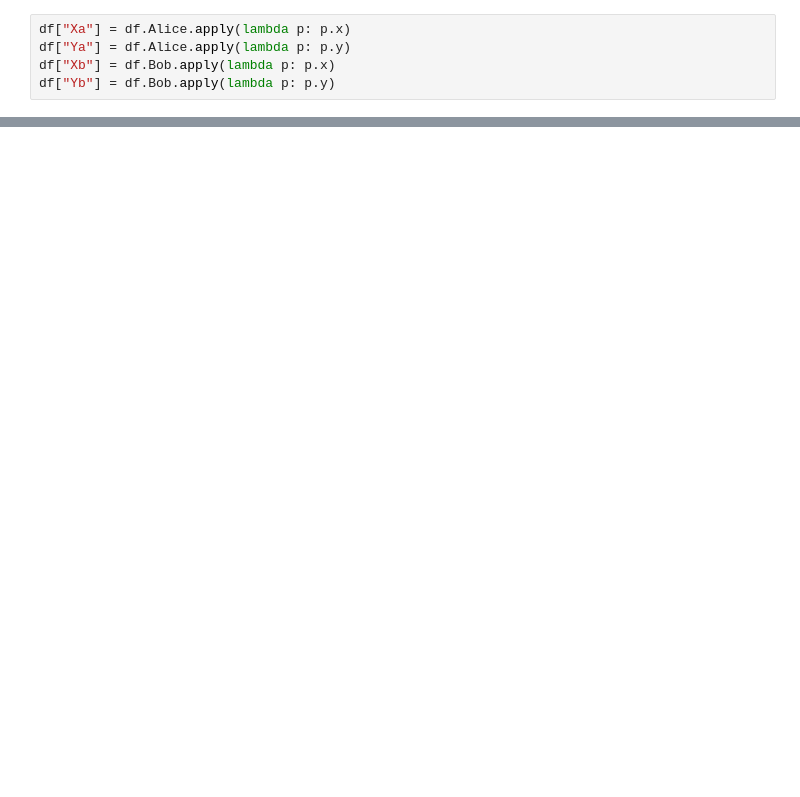
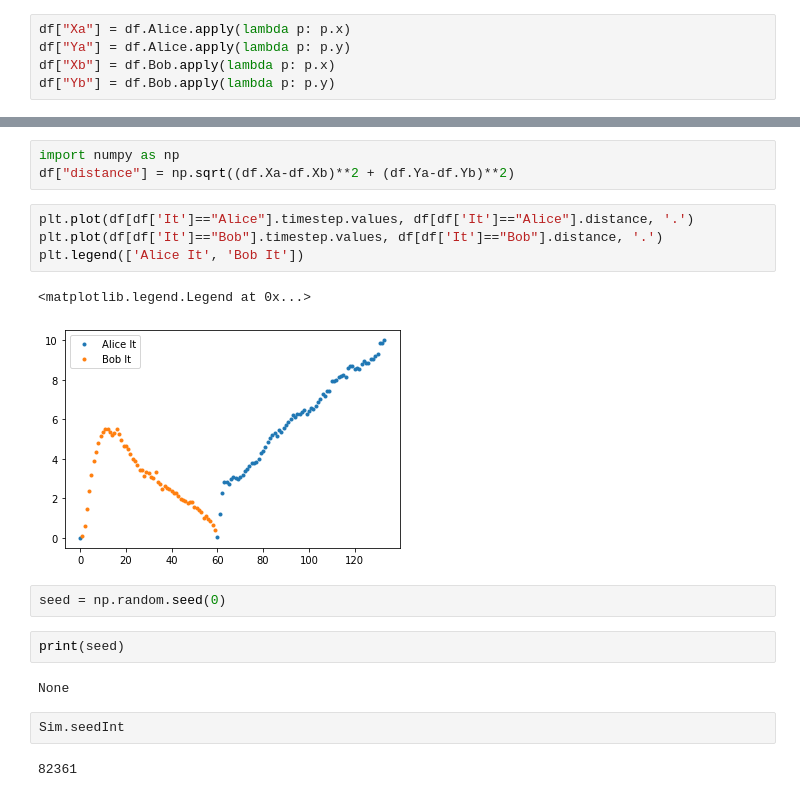
Before and after one commit to mzargham/fantasy-cadcad, a Jupyter notebook: simulation_notebook.ipynb, the cells around one changed output, grey strips where cells are left out. Saved outputs shown, nothing was run; the diff lists cells and outputs as text; blank space fills up the shorter version.

Commit message:
seeds and exit criteria

```diff
--- a/simulation_notebook.ipynb
+++ b/simulation_notebook.ipynb
@@ -170,0 +170,20 @@ df
+# %%
+import numpy as np
+df["distance"] = np.sqrt((df.Xa-df.Xb)**2 + (df.Ya-df.Yb)**2)
+# %%
+plt.plot(df[df['It']=="Alice"].timestep.values, df[df['It']=="Alice"].distance, '.')
+plt.plot(df[df['It']=="Bob"].timestep.values, df[df['It']=="Bob"].distance, '.')
+plt.legend(['Alice It', 'Bob It'])
+# %% [output]
+<matplotlib.legend.Legend at 0x...>
+[figure, added]
+# %%
+seed = np.random.seed(0)
+# %%
+print(seed)
+# %% [output]
+None
+# %%
+Sim.seedInt
+# %% [output]
+82361
```
Also changed, not shown: parts of 23 cells of this notebook, 12 other files.
